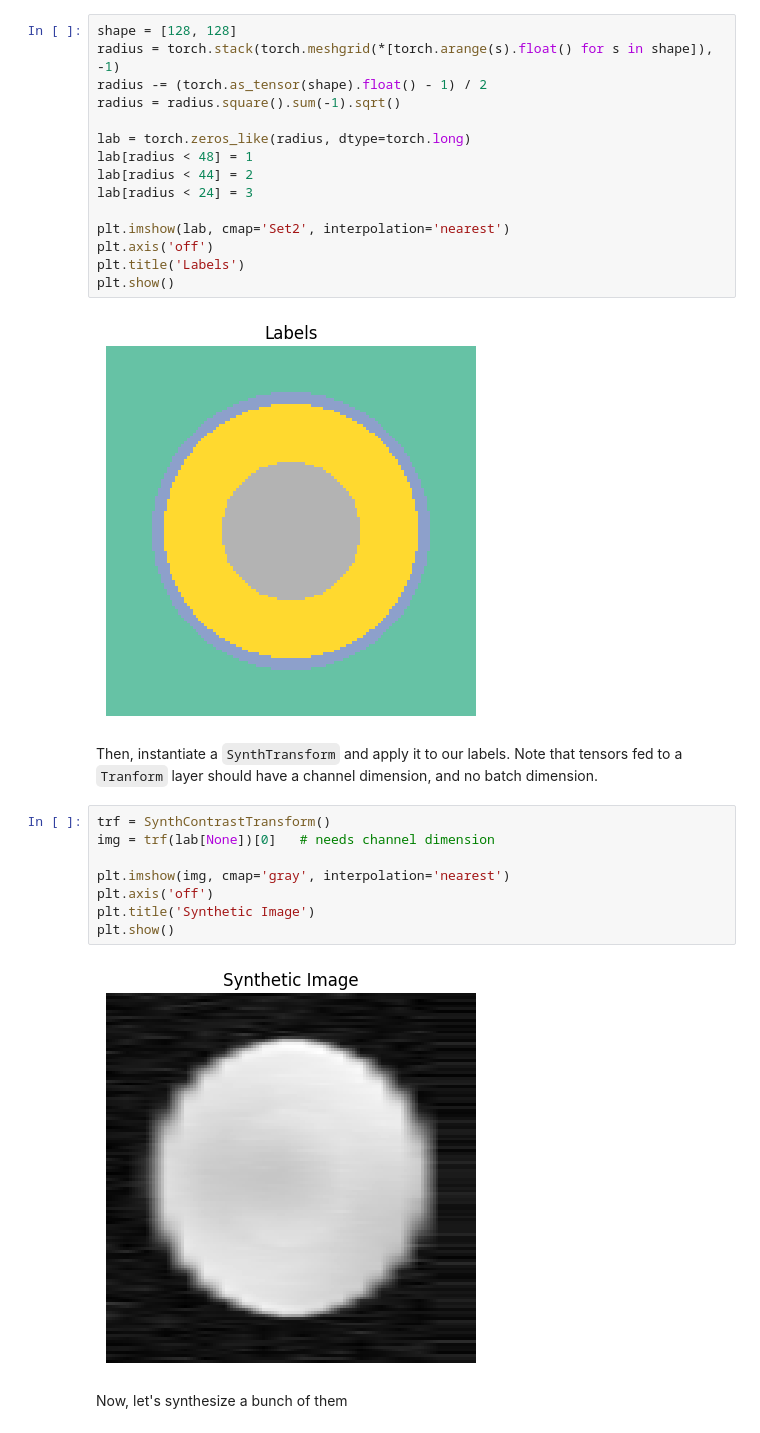
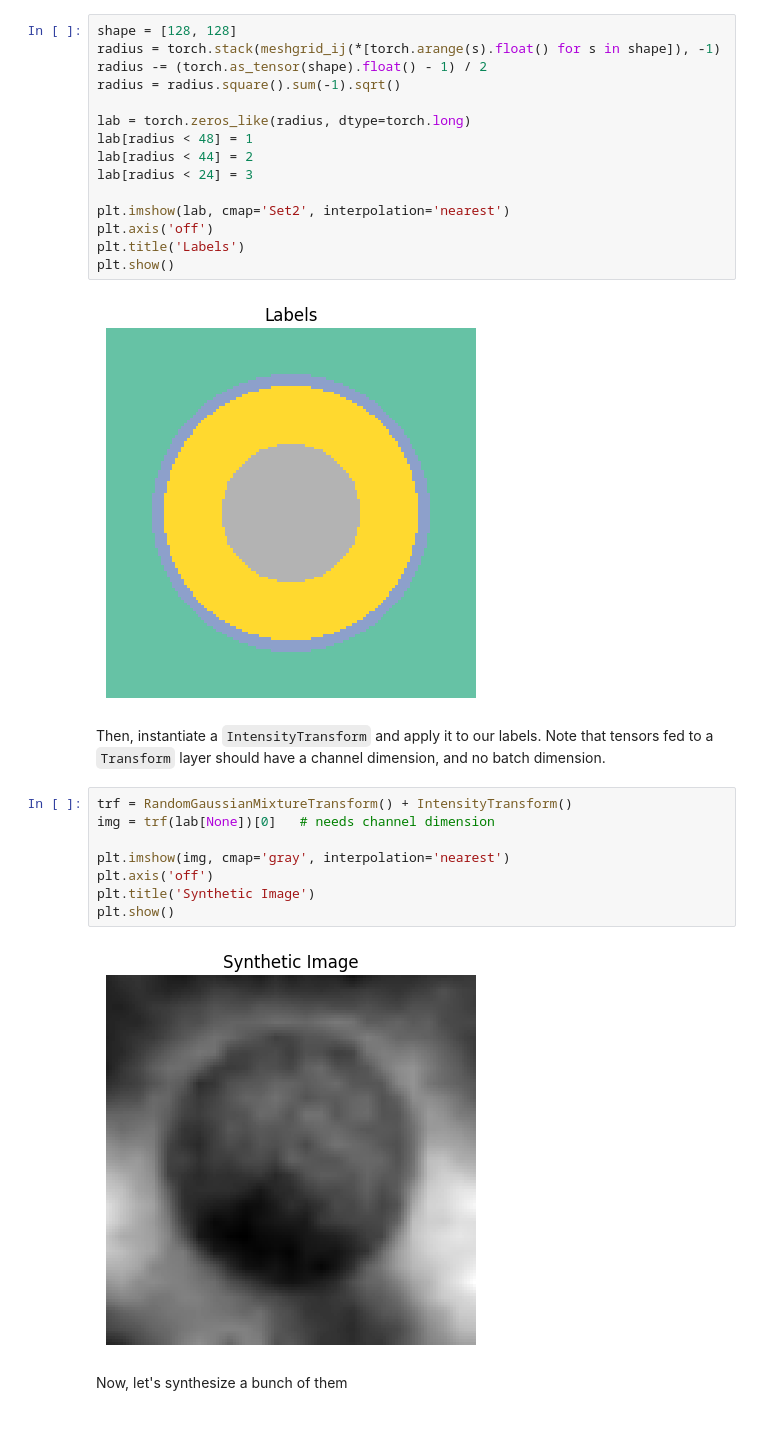
Before and after one commit to balbasty/cornucopia, a Jupyter notebook: docs/examples/synth.ipynb, the cells around one changed output. Saved outputs shown, nothing was run; the diff lists cells and outputs as text.

Commit message:
FIX(synth/noise) + FEAT(base): better handle keys

```diff
--- a/docs/examples/synth.ipynb
+++ b/docs/examples/synth.ipynb
@@ -7,6 +30,6 @@ Let's generate a synthetic label map. We use circles of varying radii.
 # %%
 shape = [128, 128]
-radius = torch.stack(torch.meshgrid(*[torch.arange(s).float() for s in shape]), -1)
+radius = torch.stack(meshgrid_ij(*[torch.arange(s).float() for s in shape]), -1)
 radius -= (torch.as_tensor(shape).float() - 1) / 2
 radius = radius.square().sum(-1).sqrt()
 
@@ -22,18 +45,18 @@ plt.show()
 # %% [output]
 [figure]
 # %% [markdown]
-Then, instantiate a `SynthTransform` and apply it to our labels.
-Note that tensors fed to a `Tranform` layer should have a channel dimension, and no batch dimension.
+Then, instantiate a `IntensityTransform` and apply it to our labels.
+Note that tensors fed to a `Transform` layer should have a channel dimension, and no batch dimension.
 # %%
-trf = SynthContrastTransform()
+trf = RandomGaussianMixtureTransform() + IntensityTransform()
 img = trf(lab[None])[0]   # needs channel dimension
 
 plt.imshow(img, cmap='gray', interpolation='nearest')
 plt.axis('off')
 plt.title('Synthetic Image')
 plt.show()
 # %% [output]
-[figure, old version]
+[figure, new version]
 # %% [markdown]
 Now, let's synthesize a bunch of them
 # %%
```
Also changed, not shown: parts of 6 cells of this notebook, 7 other files.
